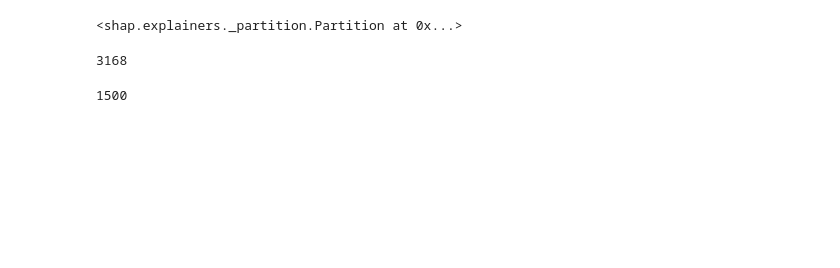
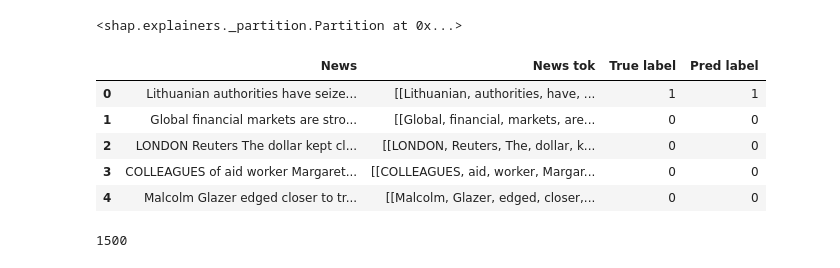
Before and after one commit to auro736/food_risk_MS_thesis, a Jupyter notebook: tasks/shap_new_EFRA.ipynb, the cells around one changed output. Saved outputs shown, nothing was run; the diff lists cells and outputs as text; code cells hidden in the pictures; blank space fills up the shorter version.

```diff
--- a/tasks/shap_new_EFRA.ipynb
+++ b/tasks/shap_new_EFRA.ipynb
@@ -59,7 +65,12 @@ explainer
 news_corrette = pd.read_csv('/home/agensale/rora_tesi_new/log/log_EFRA/news/roberta-large/from_finetuned/10_epoch/SampleAgroknow/True_weight/42_seed/news_corrette.csv', index_col = 0, converters={'News tok':literal_eval})
 news_errate = pd.read_csv('/home/agensale/rora_tesi_new/log/log_EFRA/news/roberta-large/from_finetuned/10_epoch/SampleAgroknow/True_weight/42_seed/news_errate.csv', index_col = 0, converters={'News tok':literal_eval})
 news_total = pd.concat([news_corrette, news_errate])
-# %%
-len(news_total)
-# %% [output]
-3168
+# %%
+news_total.head()
+# %% [output]
+|  | News | News tok | True label | Pred label |
+| 0 | Lithuanian authorities have seize... | [[Lithuanian, authorities, have, ... | 1 | 1 |
+| 1 | Global financial markets are stro... | [[Global, financial, markets, are... | 0 | 0 |
+| 2 | LONDON Reuters The dollar kept cl... | [[LONDON, Reuters, The, dollar, k... | 0 | 0 |
+| 3 | COLLEAGUES of aid worker Margaret... | [[COLLEAGUES, aid, worker, Margar... | 0 | 0 |
+| 4 | Malcolm Glazer edged closer to tr... | [[Malcolm, Glazer, edged, closer,... | 0 | 0 |
```
Also changed, not shown: parts of 7 cells of this notebook, 2 other files.
